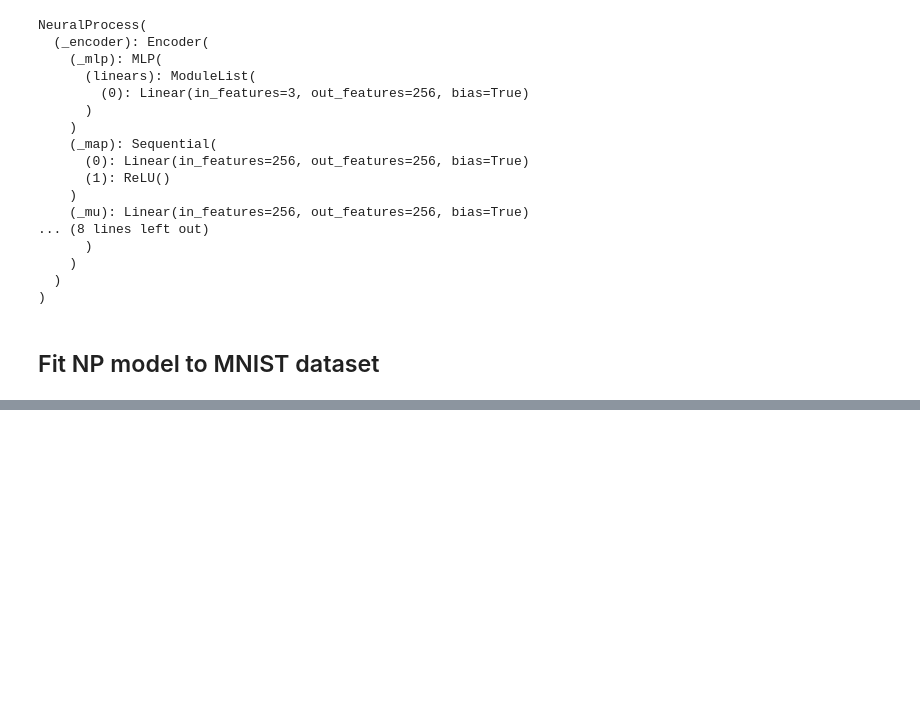
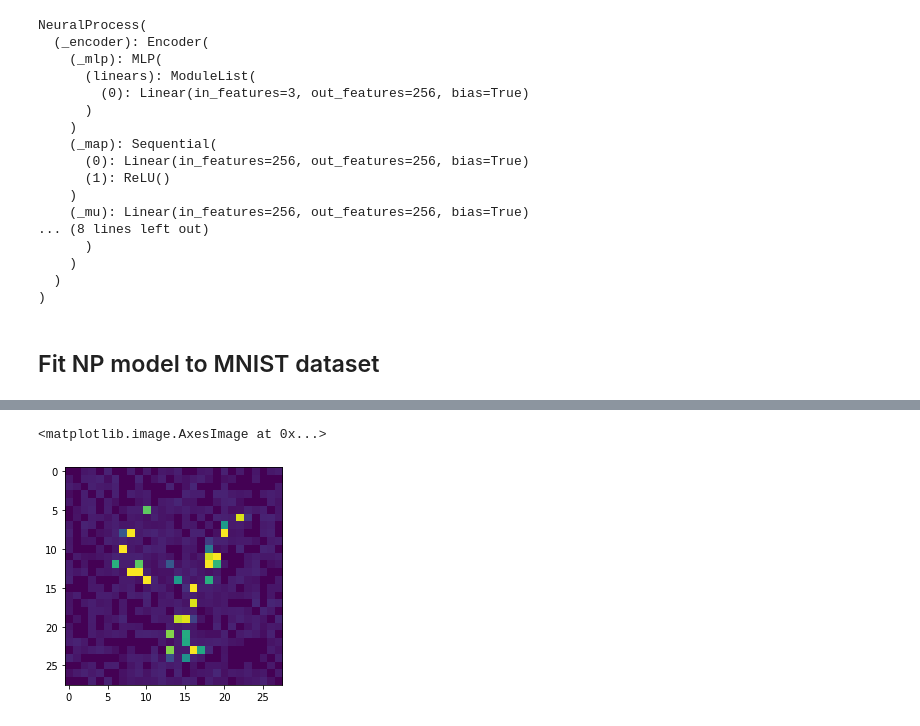
Before and after one commit to rodrigobdz/neural-processes, a Jupyter notebook: neural-processes.ipynb, the cells around one changed output, grey strips where cells are left out. Saved outputs shown, nothing was run; the diff lists cells and outputs as text; code cells hidden in the pictures; blank space fills up the shorter version.

Commit message:
Notebook: Update MNIST outputs

```diff
--- a/neural-processes.ipynb
+++ b/neural-processes.ipynb
@@ -319,21 +374,24 @@ Epoch: 1, Iteration: 2000, loss: 80.08468627929688
 # %%
 # TODO overfitting 3 classes, avg. epoch loss
 # %%
-test_set = preprocess_mnist(test_generator, dev, train=False)
+test_set = neural_processes.mnist.preprocess_mnist(test_generator, dev, train=False)
 # %%
 xc, yc, xt, yt = test_set[6]
 # %%
 m = torch.zeros(28, 28)
-x, y = rescale(xt[0], mu.detach()[0], 'cpu')
-xk, yk = rescale(xc[0], yc[0], 'cpu')
+x, y = neural_processes.plot.rescale(xt[0], mu.detach()[0], 'cpu')
+xk, yk = neural_processes.plot.rescale(xc[0], yc[0], 'cpu')
 
 num_context = xk.shape[0]
 
 for i, val in enumerate(x):
 
     if i < num_context:
       m[val[0], val[1]] = yk[i]
     else:
       m[val[0], val[1]] = y[i]
 
 plt.imshow(m)
+# %% [output]
+<matplotlib.image.AxesImage at 0x...>
+[figure, added]
```
Also changed, not shown: parts of 6 cells of this notebook.
